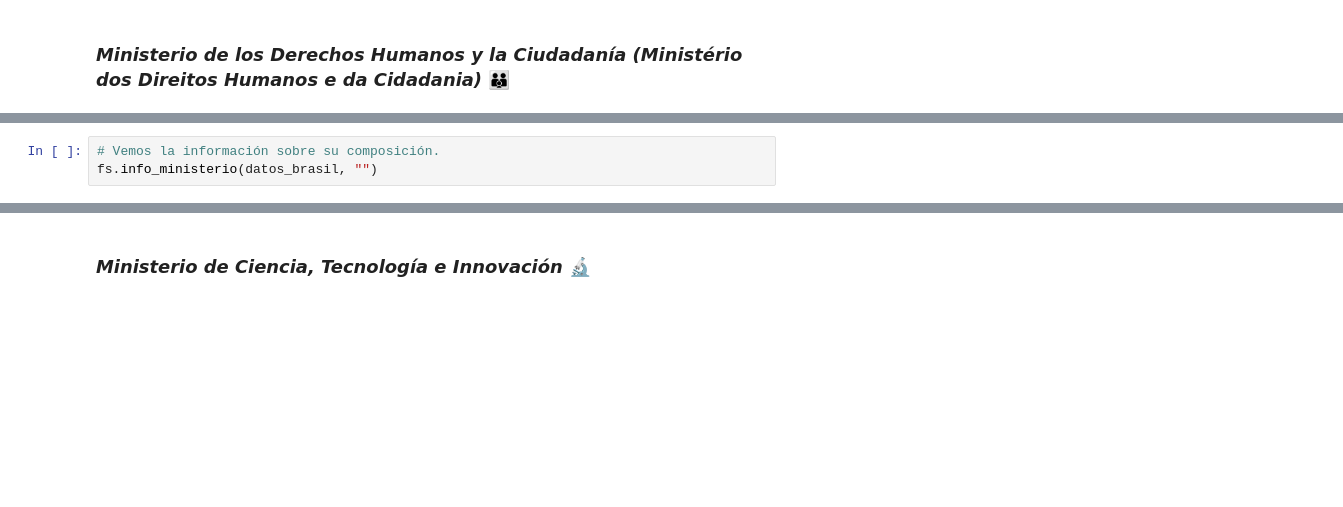
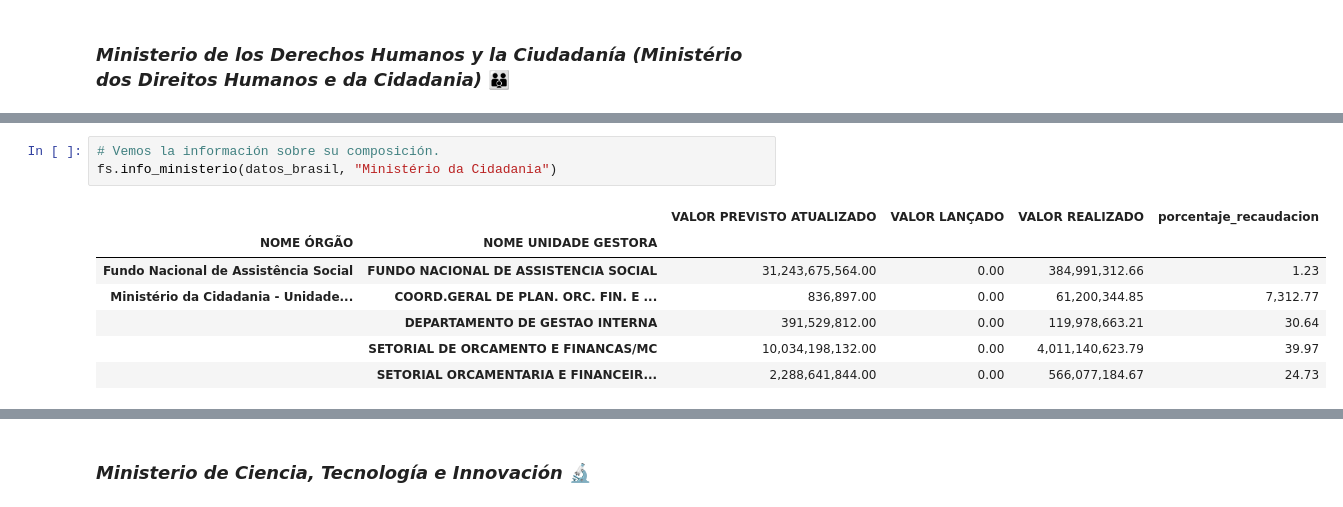
Before and after one commit to Gabijc/Proyecto2-Insights-Brasil, a Jupyter notebook: Análisis_categorías.ipynb, the cells around one changed output, grey strips where cells are left out. Drawn from its saved outputs; the diff is of its cells as text; blank space fills up the shorter version.

```diff
--- a/Análisis_categorías.ipynb
+++ b/Análisis_categorías.ipynb
@@ -516,5 +539,13 @@ temporal_
 # %%
 # Vemos la información sobre su composición.
-fs.info_ministerio(datos_brasil, "")
+fs.info_ministerio(datos_brasil, "Ministério da Cidadania")
+# %% [output]
+|  |  | VALOR PREVISTO ATUALIZADO | VALOR LANÇADO | VALOR REALIZADO | porcentaje_recaudacion |
+| NOME ÓRGÃO | NOME UNIDADE GESTORA |  |  |  |  |
+| Fundo Nacional de Assistência Social | FUNDO NACIONAL DE ASSISTENCIA SOCIAL | 31,243,675,564.00 | 0.00 | 384,991,312.66 | 1.23 |
+| Ministério da Cidadania - Unidade... | COORD.GERAL DE PLAN. ORC. FIN. E ... | 836,897.00 | 0.00 | 61,200,344.85 | 7,312.77 |
+|  | DEPARTAMENTO DE GESTAO INTERNA | 391,529,812.00 | 0.00 | 119,978,663.21 | 30.64 |
+|  | SETORIAL DE ORCAMENTO E FINANCAS/MC | 10,034,198,132.00 | 0.00 | 4,011,140,623.79 | 39.97 |
+|  | SETORIAL ORCAMENTARIA E FINANCEIR... | 2,288,641,844.00 | 0.00 | 566,077,184.67 | 24.73 |
 # %%
 fs.evolucion_temporal(temporal_, "ANO EXERCÍCIO",["VALOR LANÇADO", "VALOR REALIZADO"])
```
Also changed, not shown: parts of 16 cells of this notebook, 2 other files.
